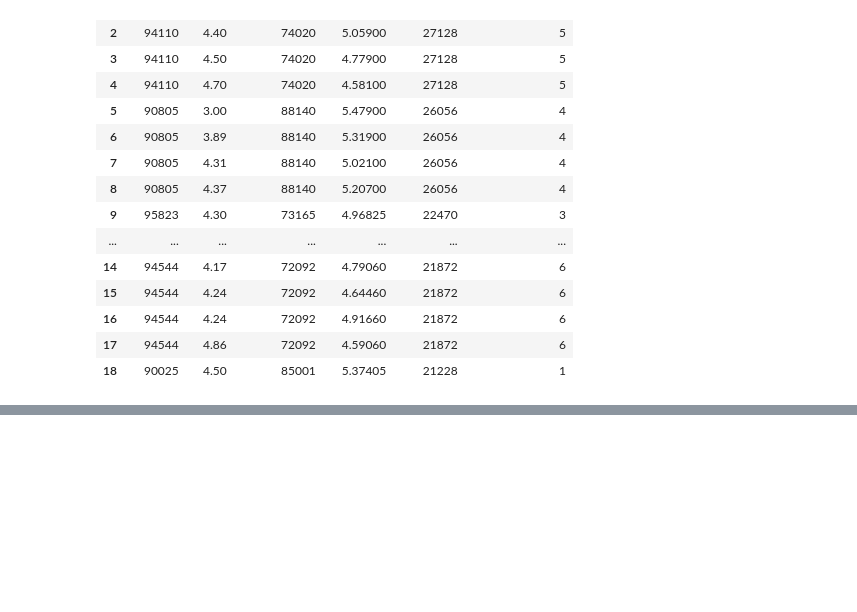
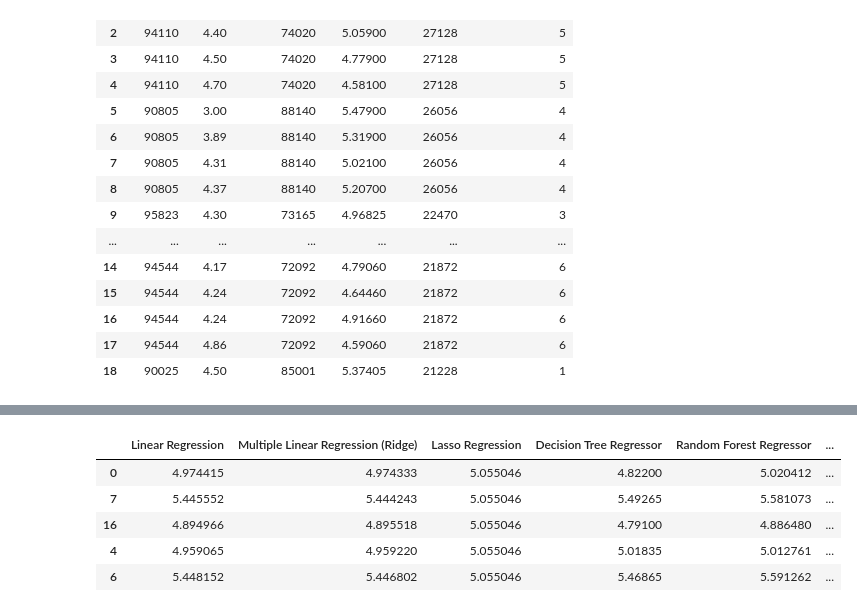
Before and after one commit to dakShh/coffee-business-prediction, a Jupyter notebook: notebooks/biz_prediction.ipynb, the cells around one changed output, grey strips where cells are left out. Cells and saved outputs as stored; diff of their text form; code cells hidden in the pictures; blank space fills up the shorter version.

```diff
--- a/notebooks/biz_prediction.ipynb
+++ b/notebooks/biz_prediction.ipynb
@@ -443,0 +710,11 @@ top_5_zip_codes_df
+# %%
+predictions_df['Zip Codes'] = top_5_zip_codes_df['Zip Code'].values
+# %%
+predictions_df.sample(5)
+# %% [output]
+|  | Linear Regression | Multiple Linear Regression (Ridge) | Lasso Regression | Decision Tree Regressor | Random Forest Regressor | ... |
+| 0 | 4.974415 | 4.974333 | 5.055046 | 4.82200 | 5.020412 | ... |
+| 7 | 5.445552 | 5.444243 | 5.055046 | 5.49265 | 5.581073 | ... |
+| 16 | 4.894966 | 4.895518 | 5.055046 | 4.79100 | 4.886480 | ... |
+| 4 | 4.959065 | 4.959220 | 5.055046 | 5.01835 | 5.012761 | ... |
+| 6 | 5.448152 | 5.446802 | 5.055046 | 5.46865 | 5.591262 | ... |
```
Also changed, not shown: parts of 38 cells of this notebook, 1 other file.
